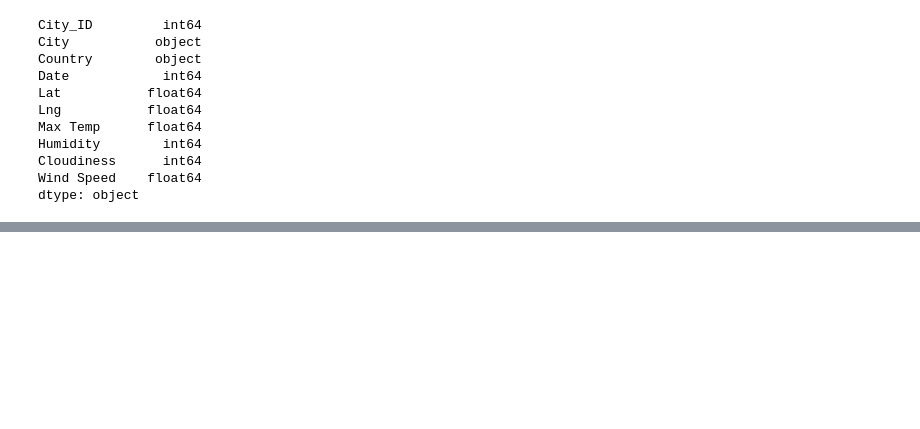
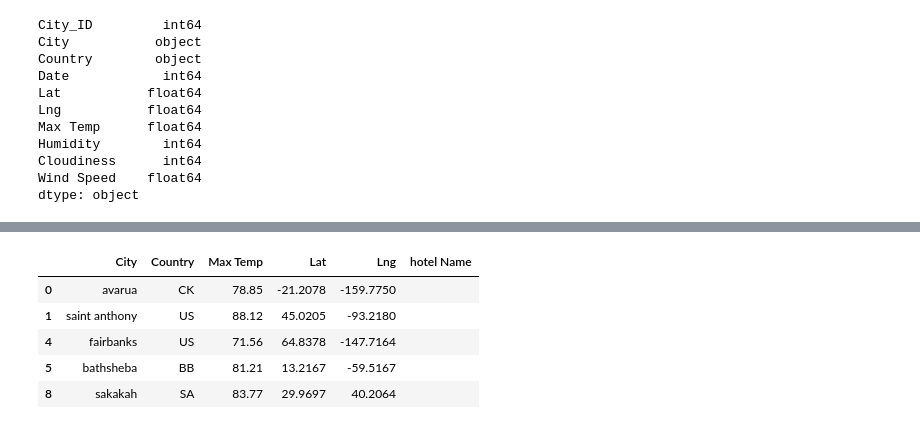
Before and after one commit to shaileeM/World_Weather_Analysis, a Jupyter notebook: VacationPy.ipynb, the cells around one changed output, grey strips where cells are left out. Saved outputs shown, nothing was run; the diff lists cells and outputs as text; code cells hidden in the pictures; blank space fills up the shorter version.

Commit message:
city to travel done

```diff
--- a/VacationPy.ipynb
+++ b/VacationPy.ipynb
@@ -148,0 +163,11 @@ preferred_cities_df.count()
+# %%
+hotel_df = preferred_cities_df[["City", "Country", "Max Temp", "Lat", "Lng"]].copy()
+hotel_df['hotel Name']= ""
+hotel_df.head()
+# %% [output]
+|  | City | Country | Max Temp | Lat | Lng | hotel Name |
+| 0 | avarua | CK | 78.85 | -21.2078 | -159.7750 |  |
+| 1 | saint anthony | US | 88.12 | 45.0205 | -93.2180 |  |
+| 4 | fairbanks | US | 71.56 | 64.8378 | -147.7164 |  |
+| 5 | bathsheba | BB | 81.21 | 13.2167 | -59.5167 |  |
+| 8 | sakakah | SA | 83.77 | 29.9697 | 40.2064 |  |
```
Also changed, not shown: parts of 13 cells of this notebook.
